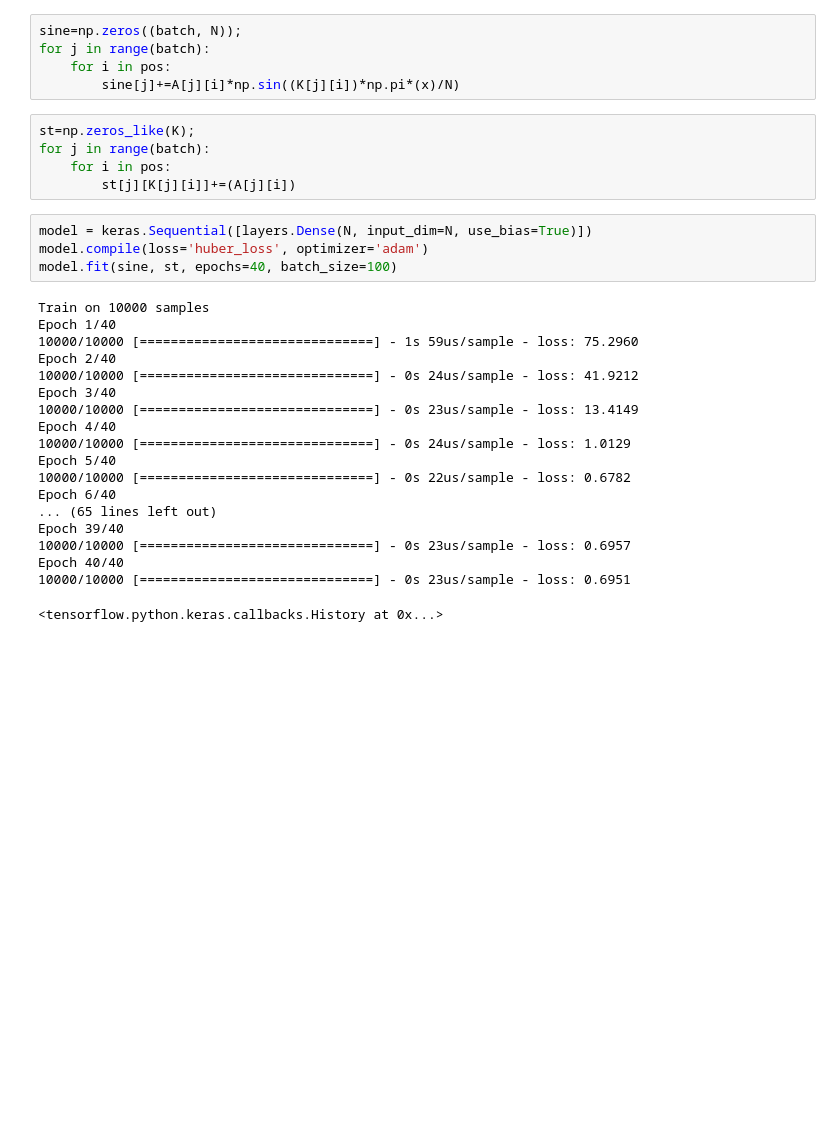
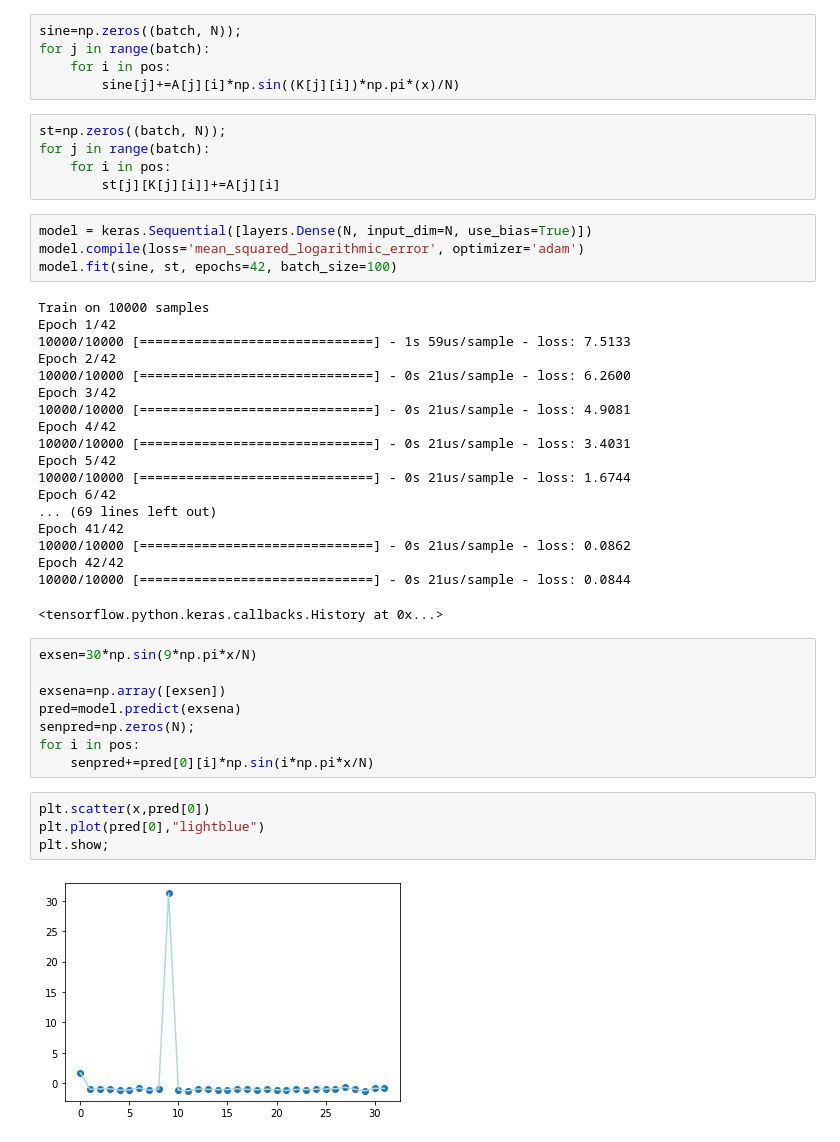
Before and after one commit to VCCA17/Waves-decomposition, a Jupyter notebook: ml_waves.ipynb, the cells around one changed output. Saved outputs shown, nothing was run; the diff lists cells and outputs as text; blank space fills up the shorter version.

```diff
--- a/ml_waves.ipynb
+++ b/ml_waves.ipynb
@@ -103,30 +105,44 @@ for j in range(batch):
     for i in pos:
         sine[j]+=A[j][i]*np.sin((K[j][i])*np.pi*(x)/N)
 # %%
-st=np.zeros_like(K);
+st=np.zeros((batch, N));
 for j in range(batch):
     for i in pos:
-        st[j][K[j][i]]+=(A[j][i])
+        st[j][K[j][i]]+=A[j][i]
 # %%
 model = keras.Sequential([layers.Dense(N, input_dim=N, use_bias=True)])
-model.compile(loss='huber_loss', optimizer='adam')
-model.fit(sine, st, epochs=40, batch_size=100)
+model.compile(loss='mean_squared_logarithmic_error', optimizer='adam')
+model.fit(sine, st, epochs=42, batch_size=100)
 # %% [output]
 Train on 10000 samples
-Epoch 1/40
-10000/10000 [==============================] - 1s 59us/sample - loss: 75.2960
-Epoch 2/40
-10000/10000 [==============================] - 0s 24us/sample - loss: 41.9212
-Epoch 3/40
-10000/10000 [==============================] - 0s 23us/sample - loss: 13.4149
-Epoch 4/40
-10000/10000 [==============================] - 0s 24us/sample - loss: 1.0129
-Epoch 5/40
-10000/10000 [==============================] - 0s 22us/sample - loss: 0.6782
-Epoch 6/40
-... (65 lines left out)
-Epoch 39/40
-10000/10000 [==============================] - 0s 23us/sample - loss: 0.6957
-Epoch 40/40
-10000/10000 [==============================] - 0s 23us/sample - loss: 0.6951
+Epoch 1/42
+10000/10000 [==============================] - 1s 59us/sample - loss: 7.5133
+Epoch 2/42
+10000/10000 [==============================] - 0s 21us/sample - loss: 6.2600
+Epoch 3/42
+10000/10000 [==============================] - 0s 21us/sample - loss: 4.9081
+Epoch 4/42
+10000/10000 [==============================] - 0s 21us/sample - loss: 3.4031
+Epoch 5/42
+10000/10000 [==============================] - 0s 21us/sample - loss: 1.6744
+Epoch 6/42
+... (69 lines left out)
+Epoch 41/42
+10000/10000 [==============================] - 0s 21us/sample - loss: 0.0862
+Epoch 42/42
+10000/10000 [==============================] - 0s 21us/sample - loss: 0.0844
 <tensorflow.python.keras.callbacks.History at 0x...>
+# %%
+exsen=30*np.sin(9*np.pi*x/N)
+
+exsena=np.array([exsen])
+pred=model.predict(exsena)
+senpred=np.zeros(N);
+for i in pos:
+    senpred+=pred[0][i]*np.sin(i*np.pi*x/N)
+# %%
+plt.scatter(x,pred[0])
+plt.plot(pred[0],"lightblue")
+plt.show;
+# %% [output]
+[figure, added]
```
Also changed, not shown: parts of 16 cells of this notebook.
